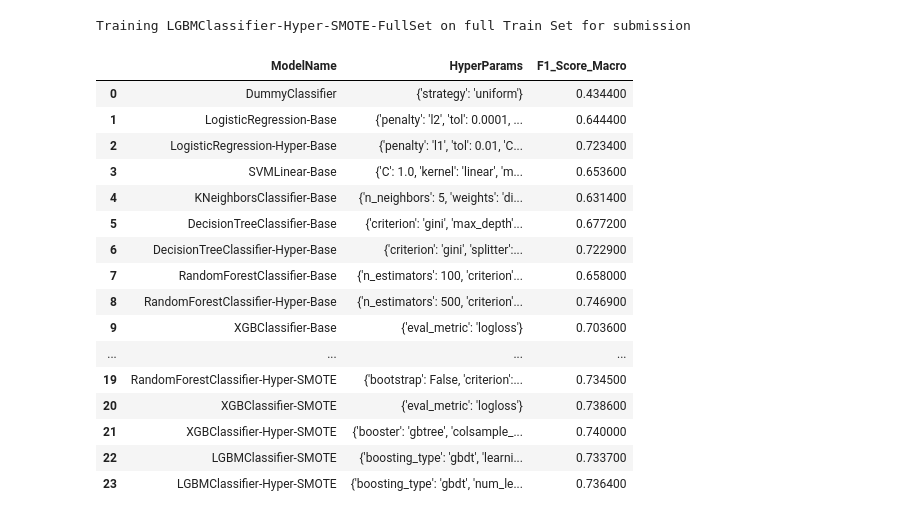
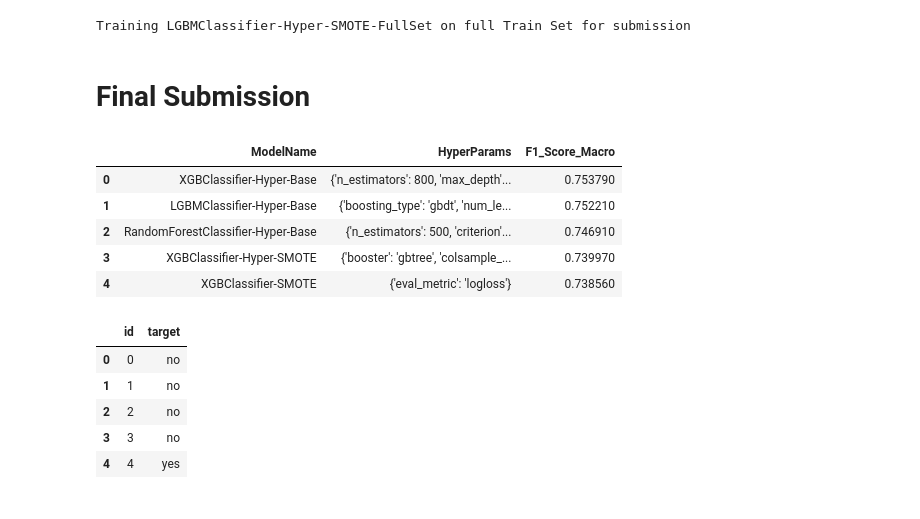
Before and after one commit to jishnukoliyadan/Predicting-the-Success-of-Bank-telemarketing, a Jupyter notebook: notebook/Predict-Success-of-Bank-telemarketing.ipynb, the cells around one changed output. Saved outputs shown, nothing was run; the diff lists cells and outputs as text; code cells hidden in the pictures.

Commit message:
used majority voting for constructing submission file

```diff
--- a/notebook/Predict-Success-of-Bank-telemarketing.ipynb
+++ b/notebook/Predict-Success-of-Bank-telemarketing.ipynb
@@ -710,16 +764,11 @@ Total mssing values in test set  :  3133
 # %%
-# Filling missing Values using most_frequent strategy and creating a new new column as binary
+# Filling missing values with most_frequent value
 
-for col in ['job', 'education', 'contact']:
+missing_imputer = SimpleImputer(strategy = 'most_frequent')
+pipeline = Pipeline(steps = [
+                            ('imputer', missing_imputer)
+                            ])
+pipeline.fit(trainDF_most_freq[missing_columns])
 
-    # Creating new binary feature
-    trainDF_most_freq[col + '_missing'] = np.where(trainDF_most_freq[col].isnull(), 1, 0)
-    testDF_most_freq[col + '_missing'] = np.where(testDF_most_freq[col].isnull(), 1, 0)
-
-    # Filling missing values with mode value
-    mode_ = trainDF_most_freq[col].mode()[0]
-    trainDF_most_freq[col] = trainDF_most_freq[col].fillna(mode_)
-    testDF_most_freq[col] = testDF_most_freq[col].fillna(mode_)
-
-print('Total mssing values in train set : ', sum(trainDF_most_freq.isnull().sum()))
-print('Total mssing values in test set  : ', sum(testDF_most_freq.isnull().sum()))
+trainDF_most_freq[missing_columns] = pipeline.transform(trainDF_most_freq[missing_columns])
+testDF_most_freq[missing_columns] = pipeline.transform(testDF_most_freq[missing_columns])
@@ -728,0 +775,6 @@ Total mssing values in test set  :  0
+# %%
+# Converting object columns to categorical
+
+for col in ['job', 'marital', 'education', 'contact']:
+    trainDF_most_freq[col] = trainDF_most_freq[col].astype('category')
+    testDF_most_freq[col] = testDF_most_freq[col].astype('category')
@@ -782,7 +840,7 @@ def get_column_transformed_data(trainX: pd.DataFrame, trainY: pd.DataFrame,
                                                  ],
                                  remainder = 'passthrough')
 
-    tansformed_train_X = colTrasns.fit_transform(trainX, trainY)
+    tansformed_train_X = colTrasns.fit_transform(trainX)
     tansformed_train_X = pd.DataFrame(tansformed_train_X, columns = colTrasns.get_feature_names_out())
     print(f"Shape of Train X set post scaling and OHE {'':7}: {tansformed_train_X.shape}")
 
@@ -866,7 +924,7 @@ def model_performance_calc(testY: pd.Series, pred_testY: pd.Series, trainY: pd.S
         plt.ylabel('Predicted')
         plt.show()
 
-    return round(f1Score, 4)
+    return round(f1Score, round_)
 # %%
 def train_partial_classifier_model(classifier_: BaseEstimator, trainX_: pd.DataFrame, trainY_: pd.Series,
                                    testX_: pd.DataFrame, testY_: pd.Series, text_: str = '',
@@ -1874,23 +1940,33 @@ Accuracy Score on Test set    : 0.81984
 F1-Score on Test set          : 0.73643
 [figure]
 Training LGBMClassifier-Hyper-SMOTE-FullSet on full Train Set for submission
+# %% [markdown]
+# Final Submission
 # %%
-model_performance_df.style
+model_performance_df.sort_values('F1_Score_Macro', ascending = False).reset_index(drop = True).head().style
 # %% [output]
 |  | ModelName | HyperParams | F1_Score_Macro |
-| 0 | DummyClassifier | {'strategy': 'uniform'} | 0.434400 |
-| 1 | LogisticRegression-Base | {'penalty': 'l2', 'tol': 0.0001, ... | 0.644400 |
-| 2 | LogisticRegression-Hyper-Base | {'penalty': 'l1', 'tol': 0.01, 'C... | 0.723400 |
-| 3 | SVMLinear-Base | {'C': 1.0, 'kernel': 'linear', 'm... | 0.653600 |
-| 4 | KNeighborsClassifier-Base | {'n_neighbors': 5, 'weights': 'di... | 0.631400 |
-| 5 | DecisionTreeClassifier-Base | {'criterion': 'gini', 'max_depth'... | 0.677200 |
-| 6 | DecisionTreeClassifier-Hyper-Base | {'criterion': 'gini', 'splitter':... | 0.722900 |
-| 7 | RandomForestClassifier-Base | {'n_estimators': 100, 'criterion'... | 0.658000 |
-| 8 | RandomForestClassifier-Hyper-Base | {'n_estimators': 500, 'criterion'... | 0.746900 |
-| 9 | XGBClassifier-Base | {'eval_metric': 'logloss'} | 0.703600 |
-| ... | ... | ... | ... |
-| 19 | RandomForestClassifier-Hyper-SMOTE | {'bootstrap': False, 'criterion':... | 0.734500 |
-| 20 | XGBClassifier-SMOTE | {'eval_metric': 'logloss'} | 0.738600 |
-| 21 | XGBClassifier-Hyper-SMOTE | {'booster': 'gbtree', 'colsample_... | 0.740000 |
-| 22 | LGBMClassifier-SMOTE | {'boosting_type': 'gbdt', 'learni... | 0.733700 |
-| 23 | LGBMClassifier-Hyper-SMOTE | {'boosting_type': 'gbdt', 'num_le... | 0.736400 |
+| 0 | XGBClassifier-Hyper-Base | {'n_estimators': 800, 'max_depth'... | 0.753790 |
+| 1 | LGBMClassifier-Hyper-Base | {'boosting_type': 'gbdt', 'num_le... | 0.752210 |
+| 2 | RandomForestClassifier-Hyper-Base | {'n_estimators': 500, 'criterion'... | 0.746910 |
+| 3 | XGBClassifier-Hyper-SMOTE | {'booster': 'gbtree', 'colsample_... | 0.739970 |
+| 4 | XGBClassifier-SMOTE | {'eval_metric': 'logloss'} | 0.738560 |
+# %%
+# Taking best 3 models results to combine the final submission file
+
+selected_models = ['XGBClassifier-Hyper-Base-FullSet', 'LGBMClassifier-Hyper-Base-FullSet',
+                   'RandomForestClassifier-Hyper-Base-FullSet']
+selectedDF = pd.read_csv('../data/for_submission/benchmark.csv', usecols = selected_models)
+
+selectedDF['target'] = selectedDF.mode(axis = 1)
+selectedDF.insert(0, 'id', selectedDF.index)
+
+selectedDF[['id', 'target']].to_csv('../data/for_submission/submission.csv', index = False)
+selectedDF[['id', 'target']].head()
+# %% [output]
+|  | id | target |
+| 0 | 0 | no |
+| 1 | 1 | no |
+| 2 | 2 | no |
+| 3 | 3 | no |
+| 4 | 4 | yes |
```
Also changed, not shown: parts of 12 cells of this notebook, 2 other files.
